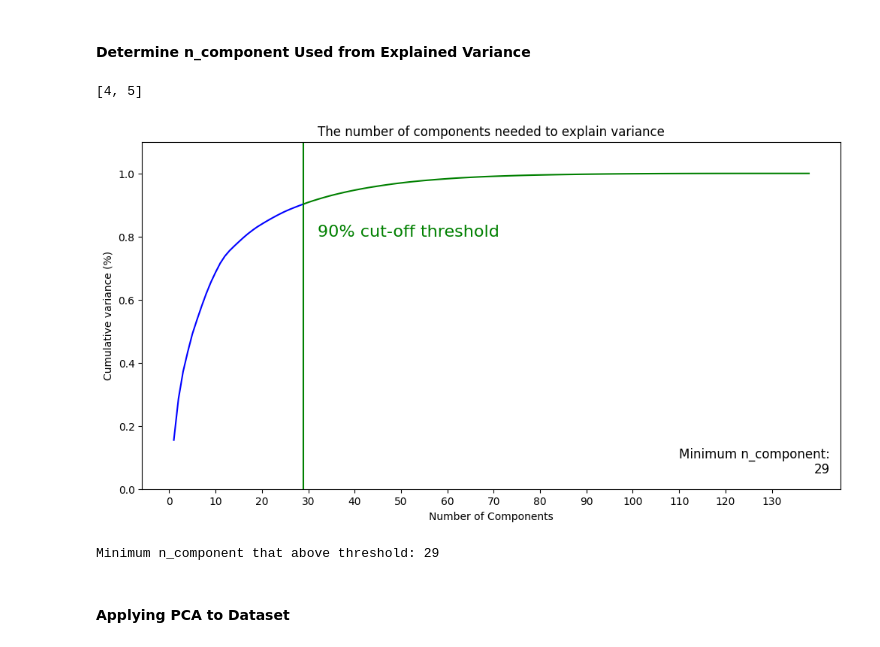
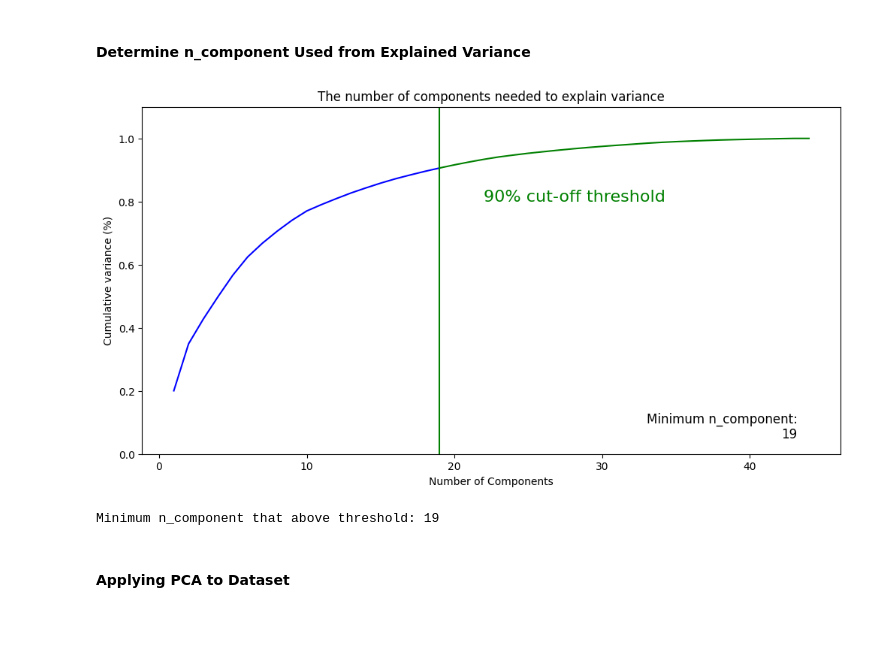
Before and after one commit to arsyadCode/ProjekTA_UPERESEARCH, a Jupyter notebook: Udin/Preprocessing Data Quisioner.ipynb, the cells around one changed output. Drawn from its saved outputs; the diff is of its cells as text; code cells hidden in the pictures.

```diff
--- a/Udin/Preprocessing Data Quisioner.ipynb
+++ b/Udin/Preprocessing Data Quisioner.ipynb
@@ -847,6 +870,7 @@ Unique Value: ['part-time' 'berdagang/berjualan' 'freelance' nan 'magang/intern'
 # %%
 inconsistent_list = [
     'tempat_tinggal_kuliah',
+    'total_sks_semester',
     'jalur_pendaftaran_kampus',
     'tipe_sma',
     'role_model_keluarga',
@@ -1373,4 +1419,7 @@ missing_value_columns[[
 ]] = columns_work_related
 
 # drop column 'bekerja_selama_kuliah' because of similiar usage columns with work related columns
-df_cleaned = df_cleaned.drop(columns='bekerja_selama_kuliah')
+try:
+    df_cleaned = df_cleaned.drop(columns='bekerja_selama_kuliah')
+except:
+    print('Fitur / Kolom bernama bekerja_selama_kuliah telah dihapus')
@@ -1546,8 +1596,21 @@ missing_value_categorical = missing_value_categorical.fillna(missing_value_categ
 
 missing_value_columns[list_missing_value_categorical] = missing_value_categorical
 
-for column, value in missing_value_columns[list_missing_value_categorical].items():
-    print(f'Column Name: {column} | Unique Total: {value.nunique()} | Data types: {value.dtype}')
-    print(f'Unique Value with Total Each Value: {value.value_counts(dropna=False)}')
-    print('='*100)
+fig, axs = plt.subplots(5, 3, figsize=[12, 20])
+plt.tight_layout(pad=0.4, w_pad=0.8, h_pad=5.0)
+
+for ax, data in zip(axs.flatten(), missing_value_categorical.columns):
+    sns.countplot(data=missing_value_categorical.fillna('NaN'), y=data,
+                  hue=data, dodge=False,
+                  hue_order=missing_value_categorical.fillna('NaN')[data].value_counts().index,
+                  order=missing_value_categorical.fillna('NaN')[data].value_counts().index,
+                  palette="dark:#5A9", ax=ax)
+
+    ax.set_title(data)
+    ax.set_ylabel('count')
+    ax.set_yticklabels([])
+    ax.legend(loc='lower right').set_title('')
+
+for ax in axs.flatten()[len(missing_value_categorical.columns):]:
+    ax.set_axis_off()
 # %% [output]
@@ -2077,43 +2136,42 @@ https://scikit-learn.org/stable/modules/generated/sklearn.feature_selection.Vari
 # %% [markdown]
 #### Determine n_component Used from Explained Variance
 # %%
-temp = [1, 2, 3, 4, 5]
-temp[3:]
+df_student_class = df_transformed[df_transformed['nama_kelas_praktikum pembelajaran mesin prodi ilmu komputer'] == 1]
+temp = [x for x in df_student_class if x.startswith('nama_kelas_')]
+df_student_class = df_student_class.drop(columns=temp)
-# %% [output]
-[4, 5]
 # %%
 pca = PCA()
-pca.fit(df_transformed)
+pca.fit(df_student_class)
 
-number_component = np.arange(1, pca.n_components_ + 1, step=1)
+number_components = np.arange(1, pca.n_components_ + 1, step=1)
 cumulative_explained_variance = np.cumsum(pca.explained_variance_ratio_)
 
 cum_var_threshold = 0.9
 cum_var_above_threshold = [x+1 for x in range(len(cumulative_explained_variance)) if cumulative_explained_variance[x] >= cum_var_threshold]
 
 fig, ax = plt.subplots(figsize=[12, 6])
 
 plt.ylim(0.0,1.1)
-# plt.plot(number_component, cumulative_explained_variance, marker='.', linestyle='-', color='b')
-plt.plot(number_component[:cum_var_above_threshold[0]], cumulative_explained_variance[:cum_var_above_threshold[0]], linestyle='-', color='b')
-plt.plot(number_component[cum_var_above_threshold[0] - 1:], cumulative_explained_variance[cum_var_above_threshold[0] - 1:], linestyle='-', color='g')
+# plt.plot(number_components, cumulative_explained_variance, marker='.', linestyle='-', color='b')
+plt.plot(number_components[:cum_var_above_threshold[0]], cumulative_explained_variance[:cum_var_above_threshold[0]], linestyle='-', color='b')
+plt.plot(number_components[cum_var_above_threshold[0] - 1:], cumulative_explained_variance[cum_var_above_threshold[0] - 1:], linestyle='-', color='g')
 
 plt.xlabel('Number of Components')
 plt.xticks(np.arange(0, pca.n_components_ + 1, step=10)) #change from 0-based array index to 1-based human-readable label
 plt.ylabel('Cumulative variance (%)')
 plt.title('The number of components needed to explain variance')
 
 # plt.axhline(y=cum_var_threshold, color='r', linestyle='-')
 plt.axvline(x=cum_var_above_threshold[0], color='g', linestyle='-')
 plt.text(cum_var_above_threshold[0]+3, 0.80, f'{int(cum_var_threshold*100)}% cut-off threshold', color = 'g', fontsize=16)
-plt.text(110, 0.05, f'Minimum n_component:\n{cum_var_above_threshold[0]}', color = 'black', fontsize=12, multialignment='right')
+plt.text(pca.n_components_*0.75, 0.05, f'Minimum n_component:\n{cum_var_above_threshold[0]}', color = 'black', fontsize=12, multialignment='right')
 
 plt.show()
 
 print(f'Minimum n_component that above threshold: {cum_var_above_threshold[0]}')
 # %% [output]
-[figure, old version]
+[figure, new version]
-Minimum n_component that above threshold: 29
+Minimum n_component that above threshold: 19
 # %% [markdown]
 #### Applying PCA to Dataset
 # %%
```
Also changed, not shown: parts of 53 cells of this notebook, 3 other files.
